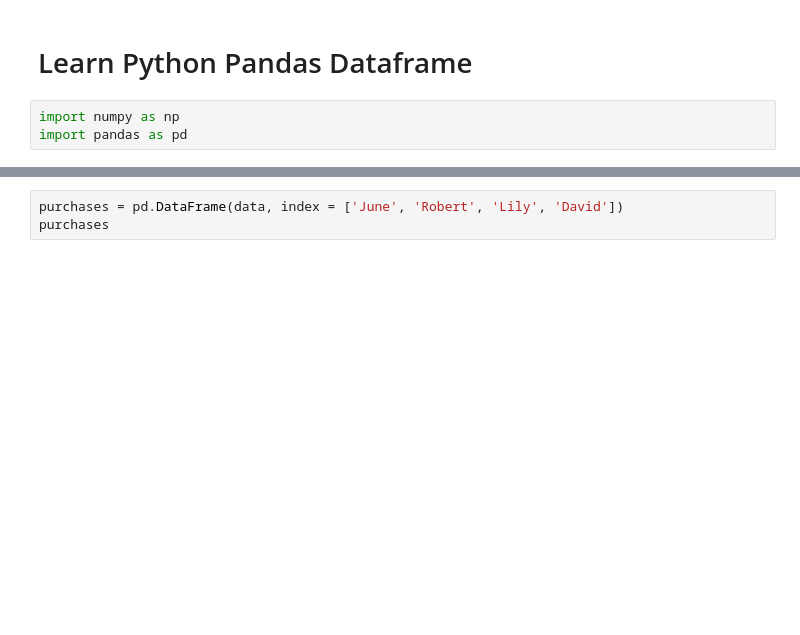
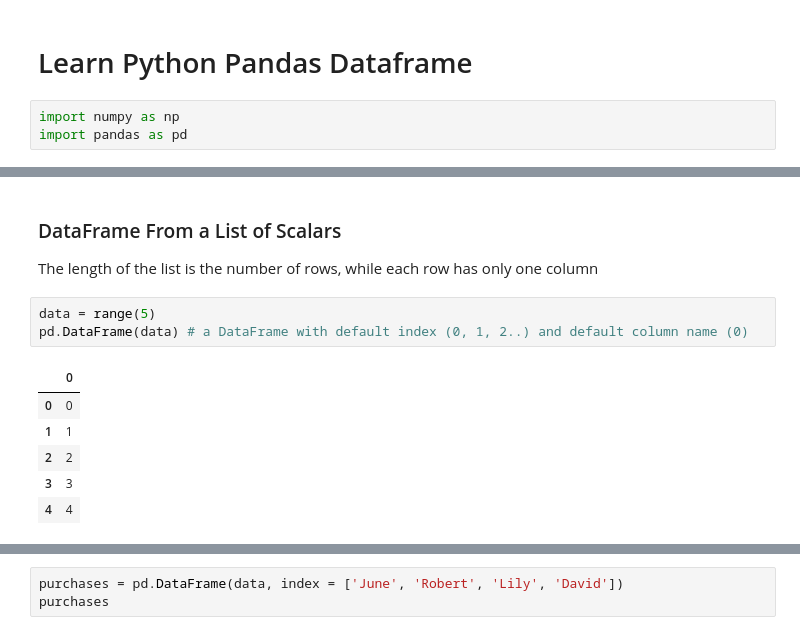
Before and after one commit to ZhangSteven/notebooks, a Jupyter notebook: book_01.ipynb, the cells around one changed output, grey strips where cells are left out. Cells and saved outputs as stored; diff of their text form; blank space fills up the shorter version.

```diff
--- a/book_01.ipynb
+++ b/book_01.ipynb
@@ -5,0 +15,13 @@ import pandas as pd
+# %% [markdown]
+### DataFrame From a List of Scalars
+The length of the list is the number of rows, while each row has only one column
+# %%
+data = range(5)
+pd.DataFrame(data) # a DataFrame with default index (0, 1, 2..) and default column name (0)
+# %% [output]
+|  | 0 |
+| 0 | 0 |
+| 1 | 1 |
+| 2 | 2 |
+| 3 | 3 |
+| 4 | 4 |
```
Also changed, not shown: parts of 20 cells of this notebook, 5 other files.
